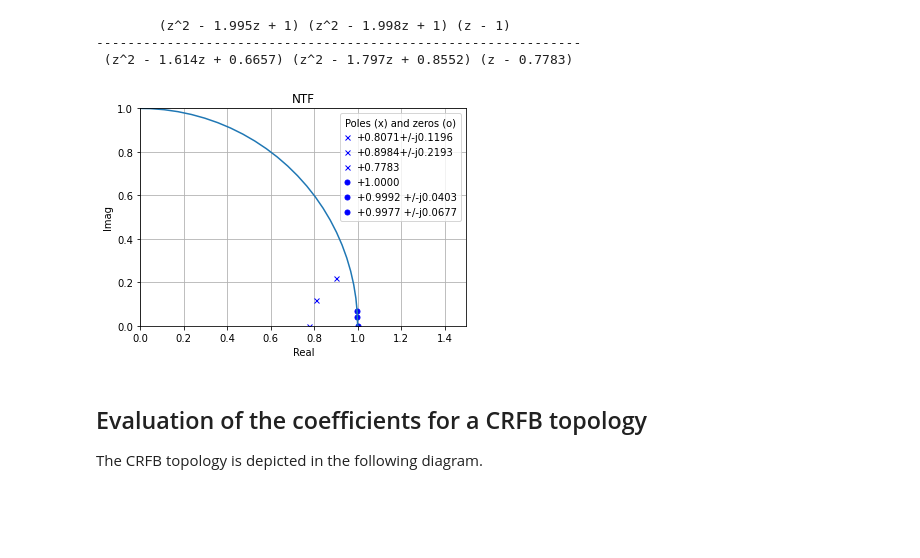
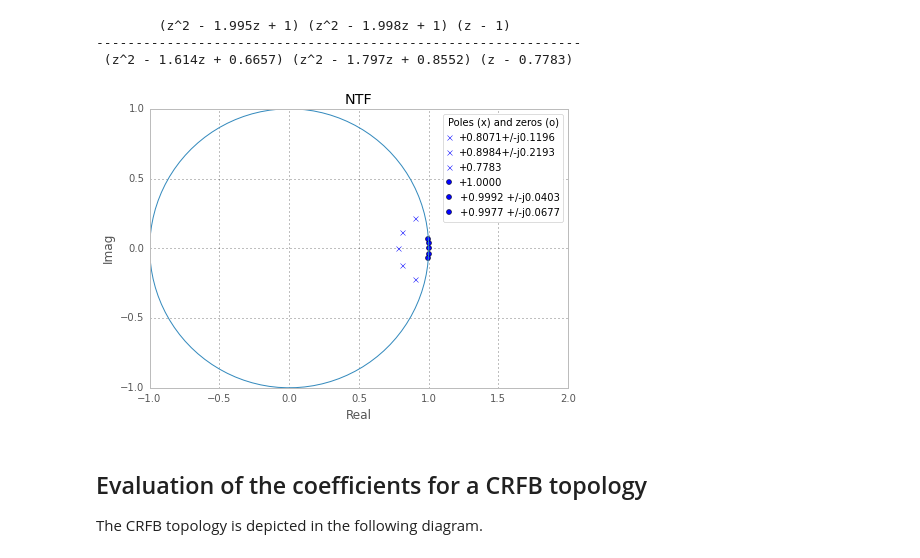
Before and after one commit to ggventurini/python-deltasigma, a Jupyter notebook: examples/dsdemo3.ipynb, the cells around one changed output. Drawn from its saved outputs; the diff is of its cells as text; code cells hidden in the pictures; blank space fills up the shorter version.

Commit message:
Update dsdemo3.ipynb
Small bug fix about plot size

```diff
--- a/examples/dsdemo3.ipynb
+++ b/examples/dsdemo3.ipynb
@@ -55,12 +56,11 @@ print(pretty_lti(H))
 --------------------------------------------------------------
  (z^2 - 1.614z + 0.6657) (z^2 - 1.797z + 0.8552) (z - 0.7783)
 # %%
-#plt.figure(figsize=(10, 5))
-plt.figure()
+figure(figsize=(10, 5))
 plotPZ(H, showlist=True)
-plt.title('NTF');
+title('NTF');
 # %% [output]
-[figure, old version]
+[figure, new version]
 # %% [markdown]
 ## Evaluation of the coefficients for a CRFB topology
 The CRFB topology is depicted in the following diagram.
```
Also changed, not shown: parts of 10 cells of this notebook.
